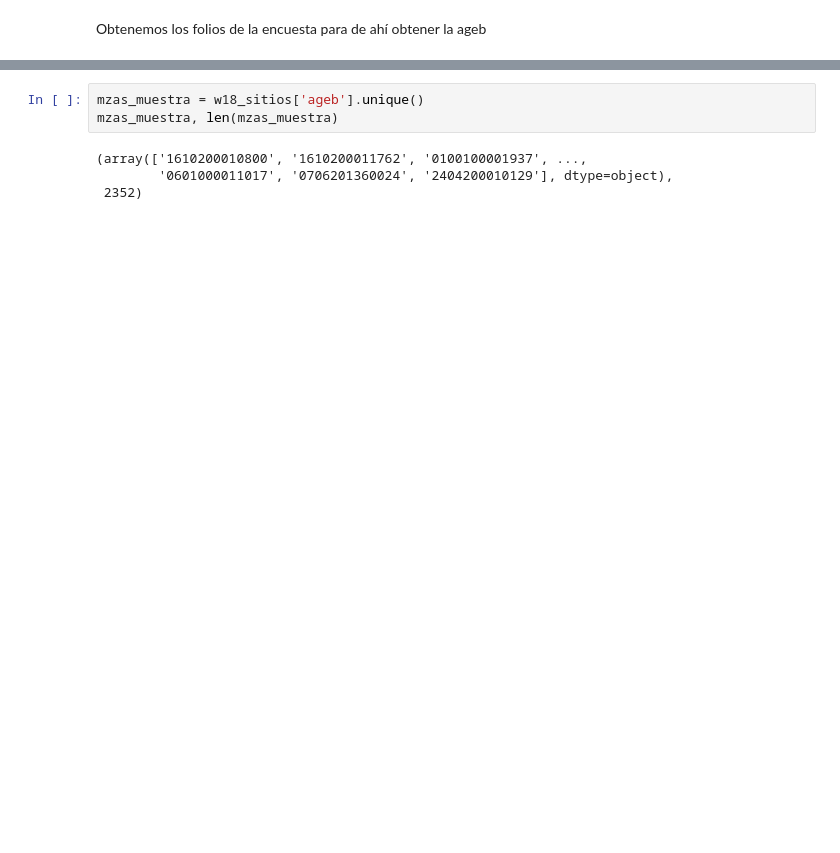
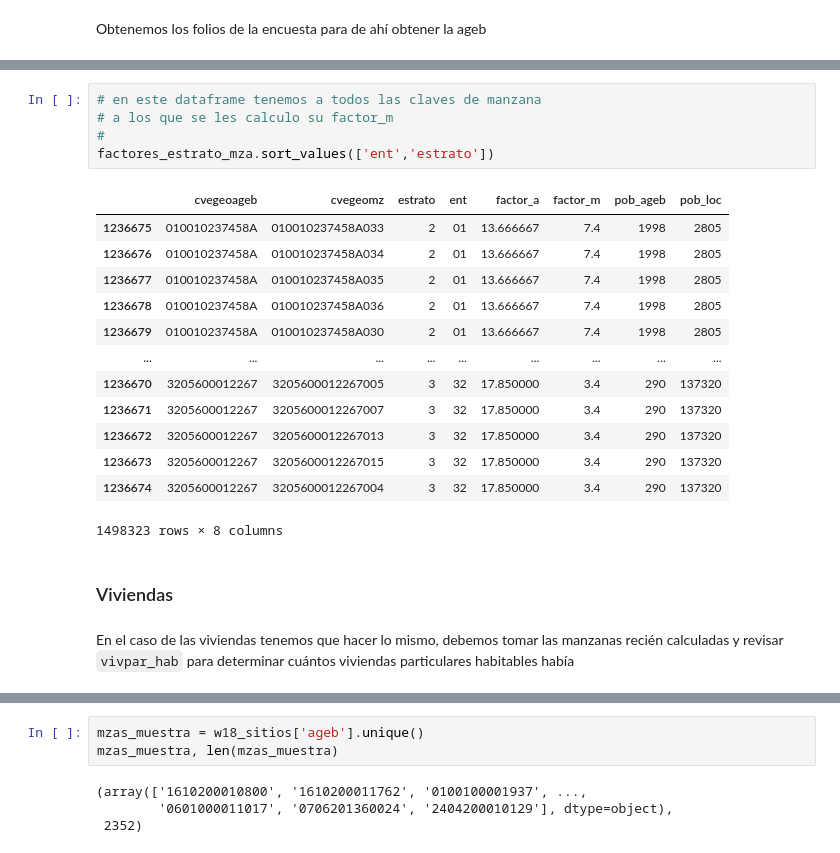
Before and after one commit to sergiohzlz/enasama_factores, a Jupyter notebook: 02_analisis_marco_probabilidades.ipynb, the cells around one changed output, grey strips where cells are left out. Cells and saved outputs as stored; diff of their text form; blank space fills up the shorter version.

```diff
--- a/02_analisis_marco_probabilidades.ipynb
+++ b/02_analisis_marco_probabilidades.ipynb
@@ -499,0 +621,23 @@ mzas
+# %%
+# en este dataframe tenemos a todos las claves de manzana
+# a los que se les calculo su factor_m
+#
+factores_estrato_mza.sort_values(['ent','estrato'])
+# %% [output]
+|  | cvegeoageb | cvegeomz | estrato | ent | factor_a | factor_m | pob_ageb | pob_loc |
+| 1236675 | 010010237458A | 010010237458A033 | 2 | 01 | 13.666667 | 7.4 | 1998 | 2805 |
+| 1236676 | 010010237458A | 010010237458A034 | 2 | 01 | 13.666667 | 7.4 | 1998 | 2805 |
+| 1236677 | 010010237458A | 010010237458A035 | 2 | 01 | 13.666667 | 7.4 | 1998 | 2805 |
+| 1236678 | 010010237458A | 010010237458A036 | 2 | 01 | 13.666667 | 7.4 | 1998 | 2805 |
+| 1236679 | 010010237458A | 010010237458A030 | 2 | 01 | 13.666667 | 7.4 | 1998 | 2805 |
+| ... | ... | ... | ... | ... | ... | ... | ... | ... |
+| 1236670 | 3205600012267 | 3205600012267005 | 3 | 32 | 17.850000 | 3.4 | 290 | 137320 |
+| 1236671 | 3205600012267 | 3205600012267007 | 3 | 32 | 17.850000 | 3.4 | 290 | 137320 |
+| 1236672 | 3205600012267 | 3205600012267013 | 3 | 32 | 17.850000 | 3.4 | 290 | 137320 |
+| 1236673 | 3205600012267 | 3205600012267015 | 3 | 32 | 17.850000 | 3.4 | 290 | 137320 |
+| 1236674 | 3205600012267 | 3205600012267004 | 3 | 32 | 17.850000 | 3.4 | 290 | 137320 |
+1498323 rows × 8 columns
+# %% [markdown]
+### Viviendas
+# %% [markdown]
+En el caso de las viviendas tenemos que hacer lo mismo, debemos tomar las manzanas recién calculadas y revisar `vivpar_hab` para determinar cuántos viviendas particulares habitables había
```
Also changed, not shown: parts of 64 cells of this notebook.
